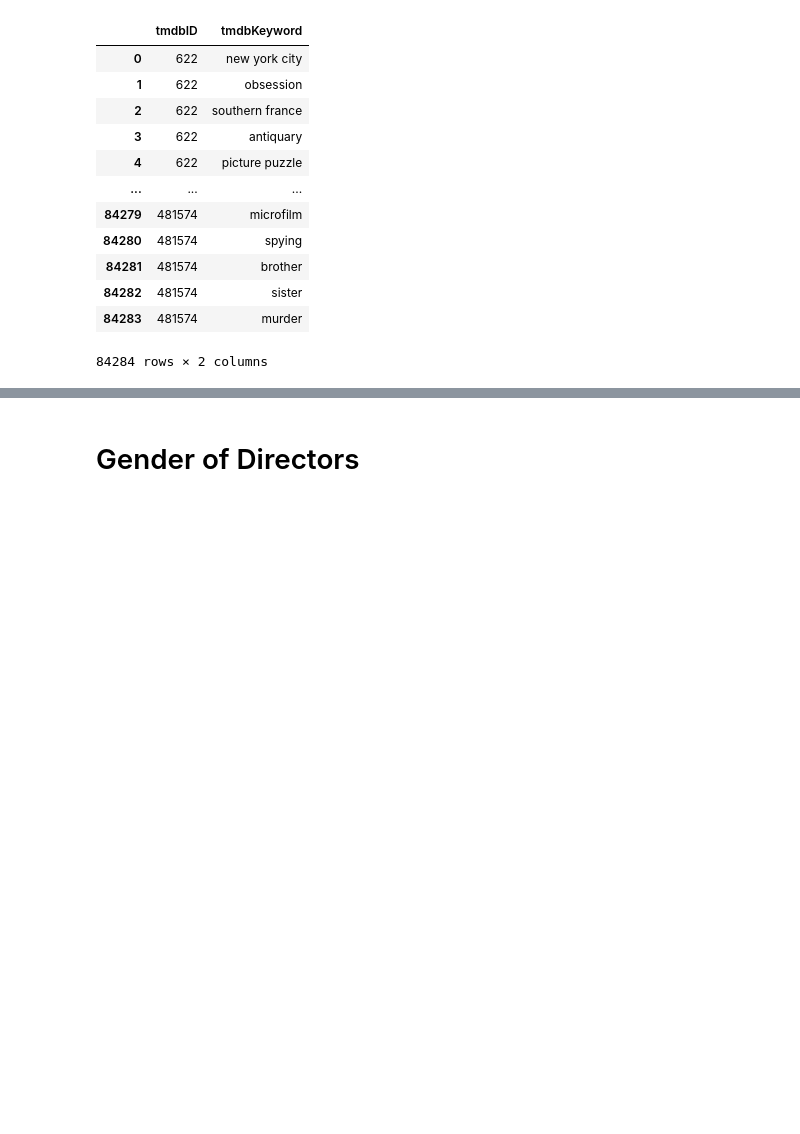
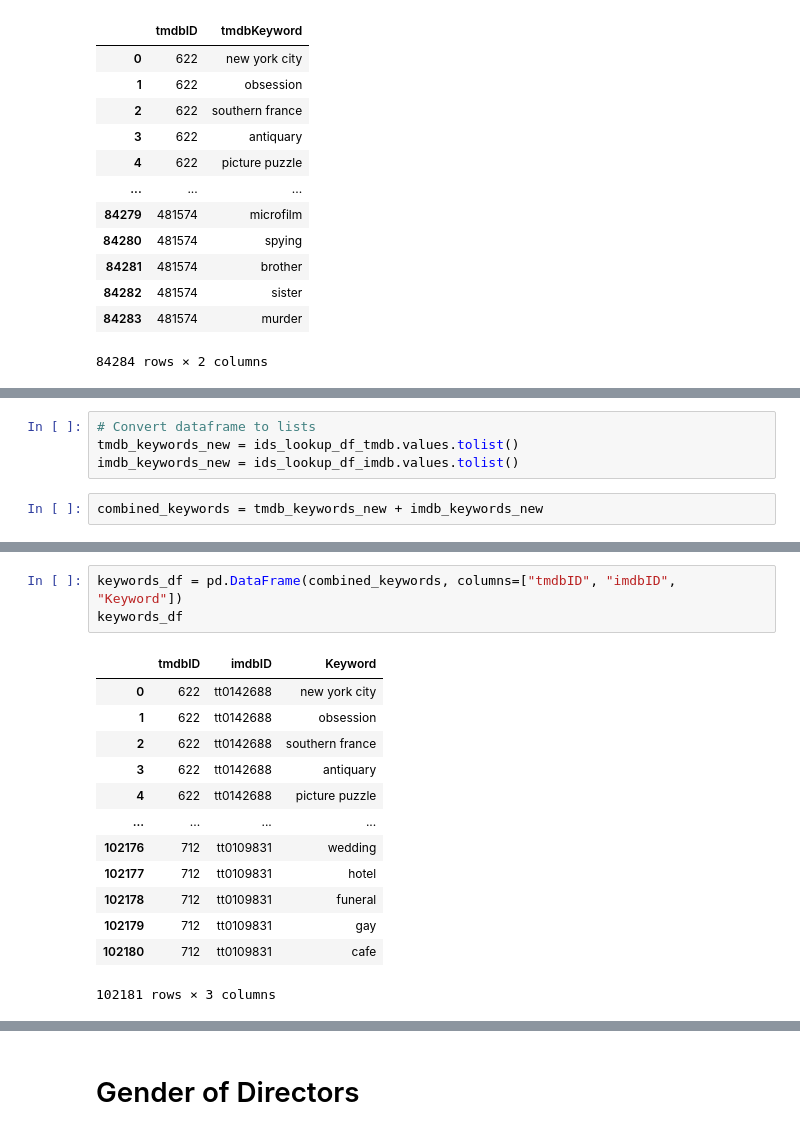
Before and after one commit to aranaxa/Ironhack-Final-Project, a Jupyter notebook: Code/Cleaning.ipynb, the cells around one changed output, grey strips where cells are left out. Saved outputs shown, nothing was run; the diff lists cells and outputs as text; blank space fills up the shorter version.

```diff
--- a/Code/Cleaning.ipynb
+++ b/Code/Cleaning.ipynb
@@ -352,0 +478,6 @@ tmdb_keywords_df
+# %%
+# Convert dataframe to lists
+tmdb_keywords_new = ids_lookup_df_tmdb.values.tolist()
+imdb_keywords_new = ids_lookup_df_imdb.values.tolist()
+# %%
+combined_keywords = tmdb_keywords_new + imdb_keywords_new
@@ -352,0 +497,17 @@ tmdb_keywords_df
+# %%
+keywords_df = pd.DataFrame(combined_keywords, columns=["tmdbID", "imdbID", "Keyword"])
+keywords_df
+# %% [output]
+|  | tmdbID | imdbID | Keyword |
+| 0 | 622 | tt0142688 | new york city |
+| 1 | 622 | tt0142688 | obsession |
+| 2 | 622 | tt0142688 | southern france |
+| 3 | 622 | tt0142688 | antiquary |
+| 4 | 622 | tt0142688 | picture puzzle |
+| ... | ... | ... | ... |
+| 102176 | 712 | tt0109831 | wedding |
+| 102177 | 712 | tt0109831 | hotel |
+| 102178 | 712 | tt0109831 | funeral |
+| 102179 | 712 | tt0109831 | gay |
+| 102180 | 712 | tt0109831 | cafe |
+102181 rows × 3 columns
```
Also changed, not shown: parts of 70 cells of this notebook, 7 other files.
